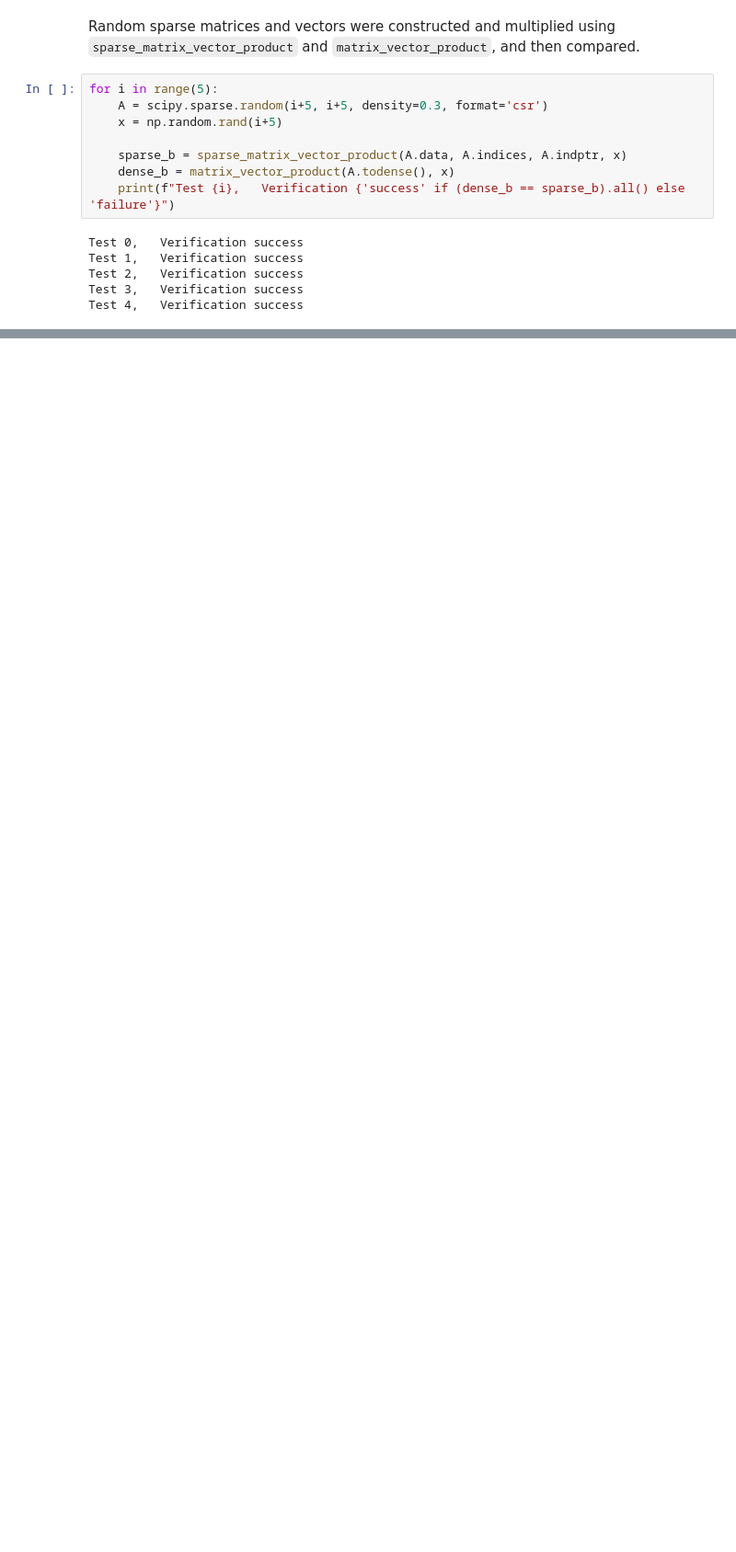
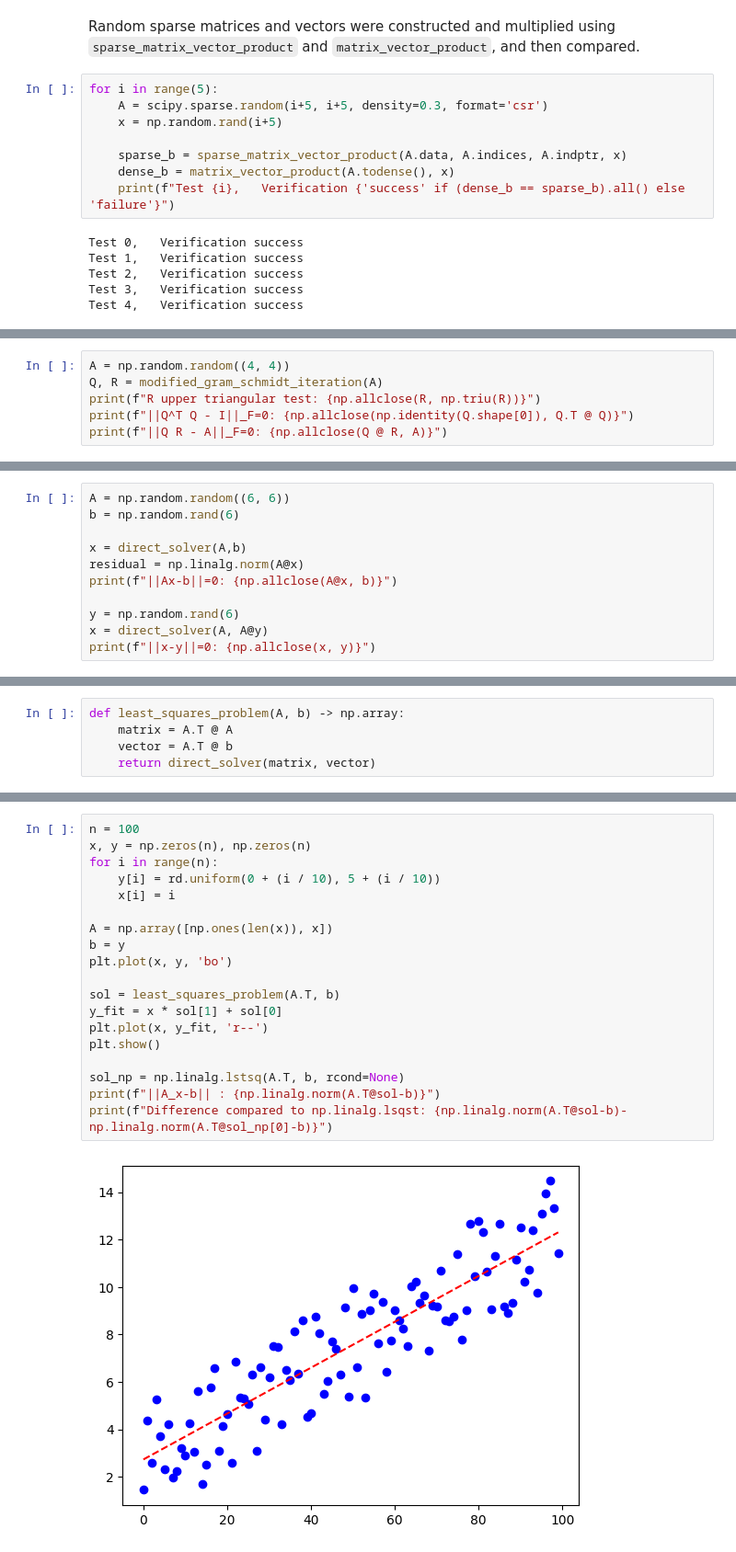
Before and after one commit to johanhoffman/DD2363_VT24, a Jupyter notebook: Lab1/chmntz_Lab1.ipynb, the cells around one changed output, grey strips where cells are left out. Shown at 92% size. Drawn from its saved outputs; the diff is of its cells as text; blank space fills up the shorter version.

```diff
--- a/Lab1/chmntz_Lab1.ipynb
+++ b/Lab1/chmntz_Lab1.ipynb
@@ -79,0 +146,6 @@ Test 4,   Verification success
+# %%
+A = np.random.random((4, 4))
+Q, R = modified_gram_schmidt_iteration(A)
+print(f"R upper triangular test: {np.allclose(R, np.triu(R))}")
+print(f"||Q^T Q - I||_F=0: {np.allclose(np.identity(Q.shape[0]), Q.T @ Q)}")
+print(f"||Q R - A||_F=0: {np.allclose(Q @ R, A)}")
@@ -79,0 +183,11 @@ Test 4,   Verification success
+# %%
+A = np.random.random((6, 6))
+b = np.random.rand(6)
+
+x = direct_solver(A,b)
+residual = np.linalg.norm(A@x)
+print(f"||Ax-b||=0: {np.allclose(A@x, b)}")
+
+y = np.random.rand(6)
+x = direct_solver(A, A@y)
+print(f"||x-y||=0: {np.allclose(x, y)}")
@@ -79,0 +214,5 @@ Test 4,   Verification success
+# %%
+def least_squares_problem(A, b) -> np.array:
+    matrix = A.T @ A
+    vector = A.T @ b
+    return direct_solver(matrix, vector)
@@ -79,0 +221,21 @@ Test 4,   Verification success
+# %%
+n = 100
+x, y = np.zeros(n), np.zeros(n)
+for i in range(n):
+    y[i] = rd.uniform(0 + (i / 10), 5 + (i / 10))
+    x[i] = i
+
+A = np.array([np.ones(len(x)), x])
+b = y
+plt.plot(x, y, 'bo')
+
+sol = least_squares_problem(A.T, b)
+y_fit = x * sol[1] + sol[0]
+plt.plot(x, y_fit, 'r--')
+plt.show()
+
+sol_np = np.linalg.lstsq(A.T, b, rcond=None)
+print(f"||A_x-b|| : {np.linalg.norm(A.T@sol-b)}")
+print(f"Difference compared to np.linalg.lsqst: {np.linalg.norm(A.T@sol-b)-np.linalg.norm(A.T@sol_np[0]-b)}")
+# %% [output]
+[figure, added]
```
Also changed, not shown: parts of 20 cells of this notebook.
